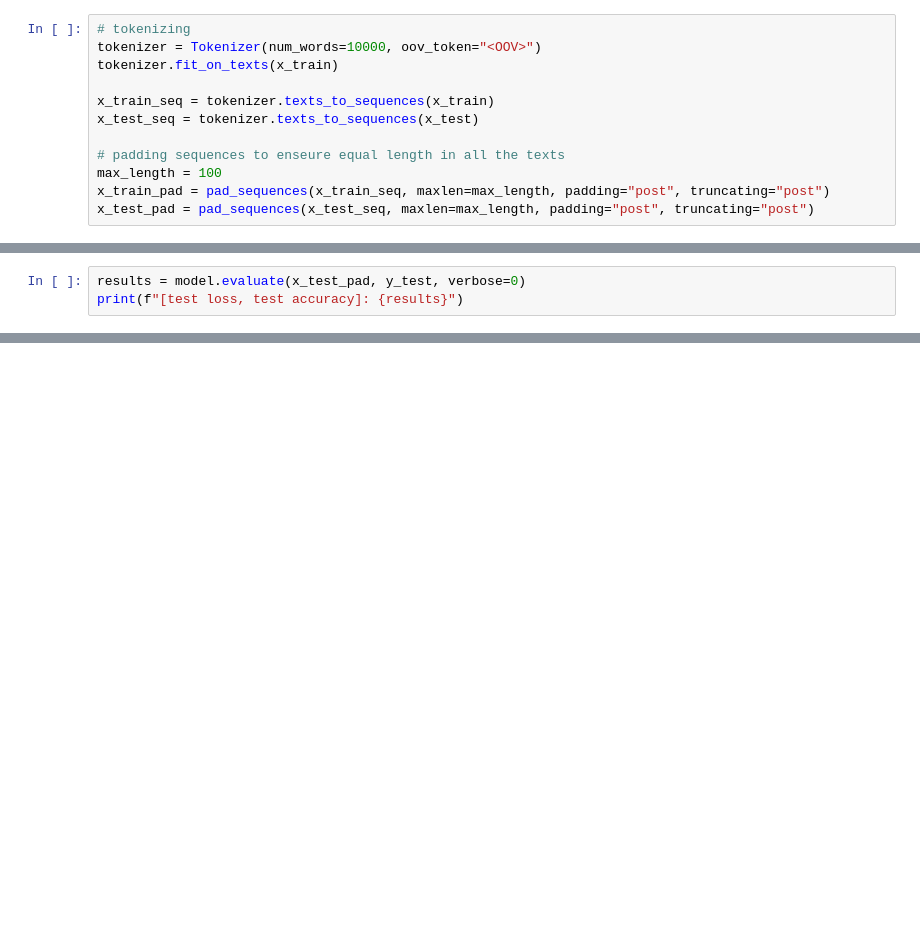
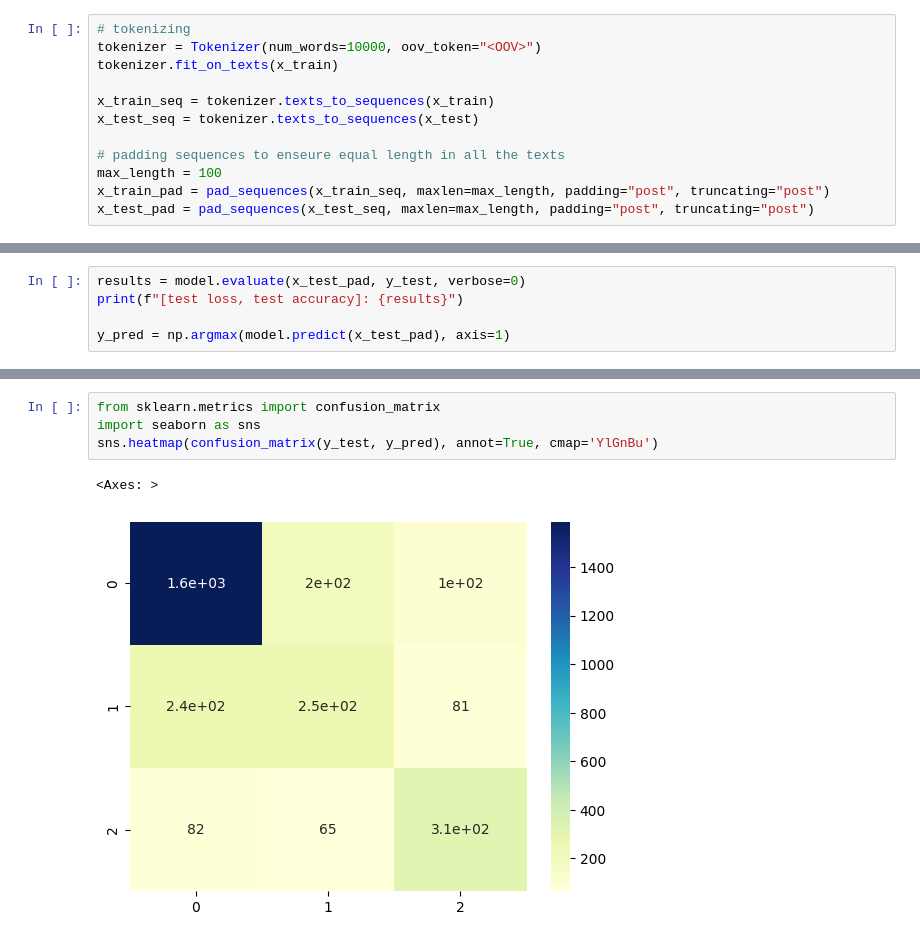
Before and after one commit to AmeyaKhanzode/Sentiment-Analysis, a Jupyter notebook: tweets.ipynb, the cells around one changed output, grey strips where cells are left out. Saved outputs shown, nothing was run; the diff lists cells and outputs as text; blank space fills up the shorter version.

```diff
--- a/tweets.ipynb
+++ b/tweets.ipynb
@@ -138,4 +210,6 @@ Epoch 6: ReduceLROnPlateau reducing learning rate to 0.0002500000118743628.
 # %%
 results = model.evaluate(x_test_pad, y_test, verbose=0)
 print(f"[test loss, test accuracy]: {results}")
+
+y_pred = np.argmax(model.predict(x_test_pad), axis=1)
 # %% [output]
@@ -165,0 +262,7 @@ plt.grid(True)
+# %%
+from sklearn.metrics import confusion_matrix
+import seaborn as sns
+sns.heatmap(confusion_matrix(y_test, y_pred), annot=True, cmap='YlGnBu')
+# %% [output]
+<Axes: >
+[figure, added]
```
Also changed, not shown: parts of 10 cells of this notebook.
